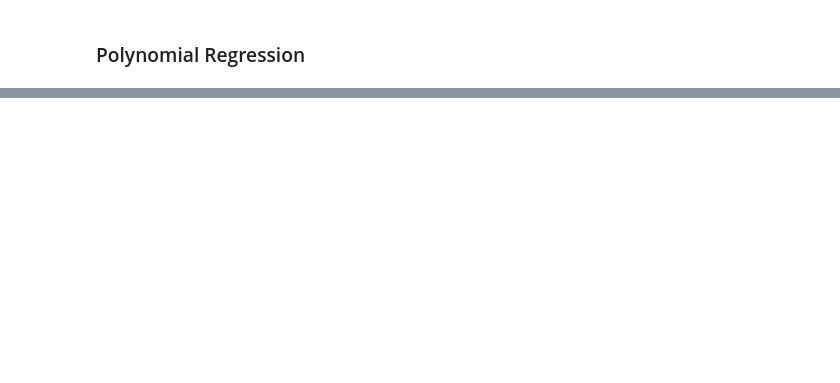
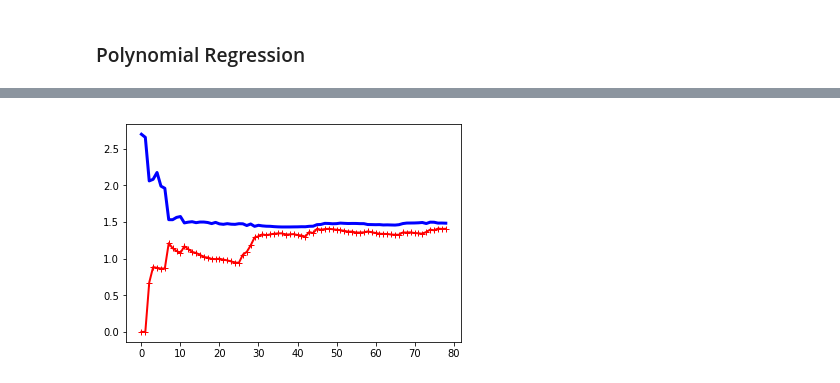
Before and after one commit to CescWang1991/Python-Machine-Learning, a Jupyter notebook: regression/sklearn_demo/linear_regression.ipynb, the cells around one changed output, grey strips where cells are left out. Saved outputs shown, nothing was run; the diff lists cells and outputs as text; code cells hidden in the pictures; blank space fills up the shorter version.

```diff
--- a/regression/sklearn_demo/linear_regression.ipynb
+++ b/regression/sklearn_demo/linear_regression.ipynb
@@ -143,0 +176,4 @@ plt.show()
+# %%
+plot_learning_curves(lin_reg, X_new, y_new)
+# %% [output]
+[figure, added]
```
Also changed, not shown: parts of 15 cells of this notebook, 4 other files.
